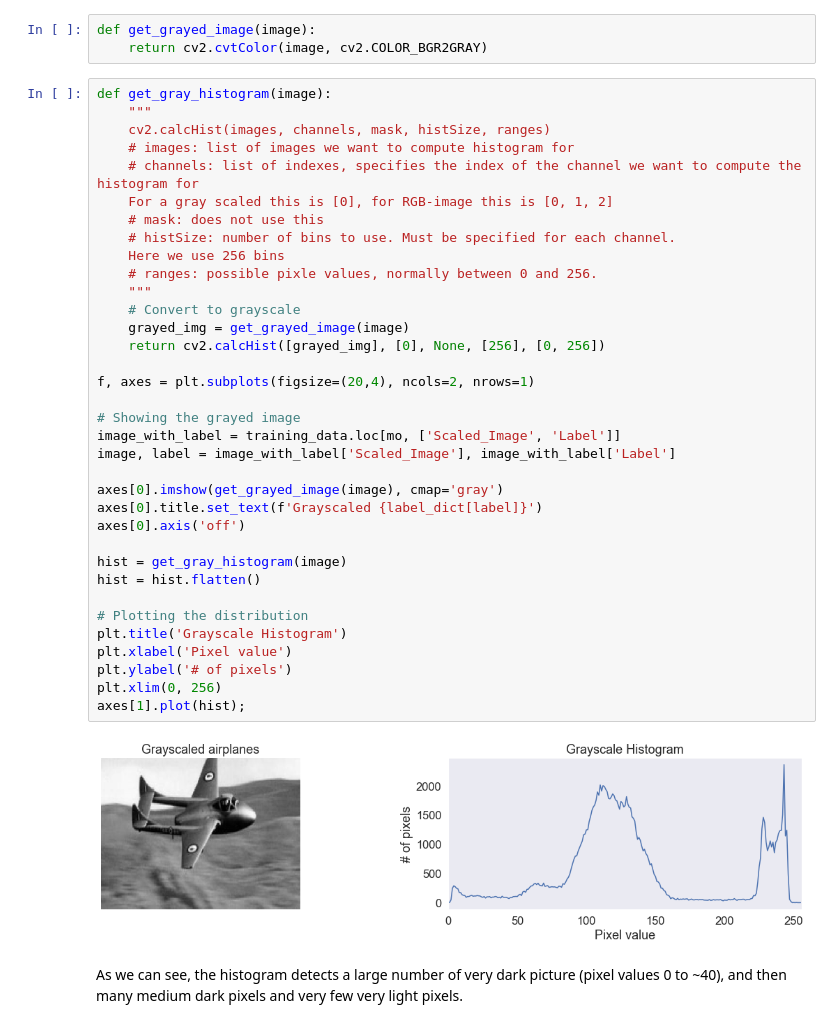
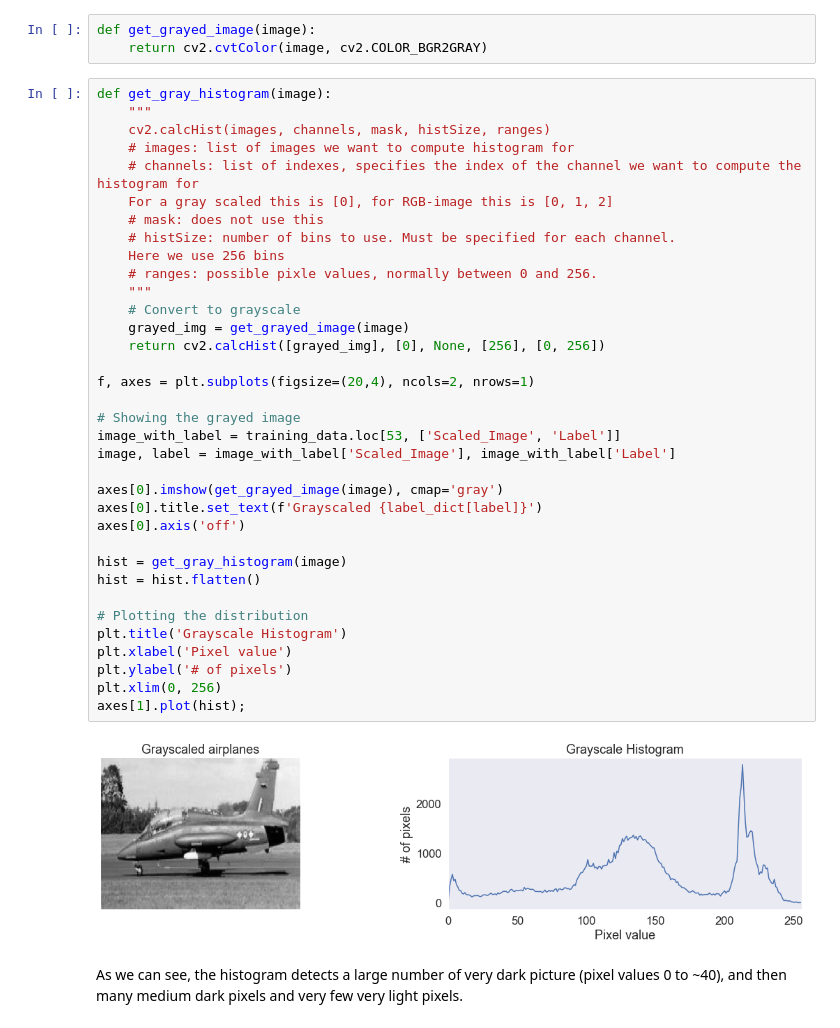
Before and after one commit to henrhoi/image-classification, a Jupyter notebook: GradProject_NB2.ipynb, the cells around one changed output. Cells and saved outputs as stored; diff of their text form.

```diff
--- a/GradProject_NB2.ipynb
+++ b/GradProject_NB2.ipynb
@@ -347,35 +348,35 @@ def get_gray_histogram(image):
     # channels: list of indexes, specifies the index of the channel we want to compute the histogram for
     For a gray scaled this is [0], for RGB-image this is [0, 1, 2]
     # mask: does not use this
     # histSize: number of bins to use. Must be specified for each channel.
     Here we use 256 bins
     # ranges: possible pixle values, normally between 0 and 256.
     """
     # Convert to grayscale
     grayed_img = get_grayed_image(image)
     return cv2.calcHist([grayed_img], [0], None, [256], [0, 256])
 
 f, axes = plt.subplots(figsize=(20,4), ncols=2, nrows=1)
 
 # Showing the grayed image
-image_with_label = training_data.loc[mo, ['Scaled_Image', 'Label']]
+image_with_label = training_data.loc[53, ['Scaled_Image', 'Label']]
 image, label = image_with_label['Scaled_Image'], image_with_label['Label']
 
 axes[0].imshow(get_grayed_image(image), cmap='gray')
 axes[0].title.set_text(f'Grayscaled {label_dict[label]}')
 axes[0].axis('off')
 
 hist = get_gray_histogram(image)
 hist = hist.flatten()
 
 # Plotting the distribution
 plt.title('Grayscale Histogram')
 plt.xlabel('Pixel value')
 plt.ylabel('# of pixels')
 plt.xlim(0, 256)
 axes[1].plot(hist);
 # %% [output]
-[figure, old version]
+[figure, new version]
 # %% [markdown]
 As we can see, the histogram detects a large number of very dark picture (pixel values 0 to ~40), and then many medium dark pixels and very few very light pixels.
 # %% [markdown]
```
Also changed, not shown: parts of 61 cells of this notebook, 2 other files.
